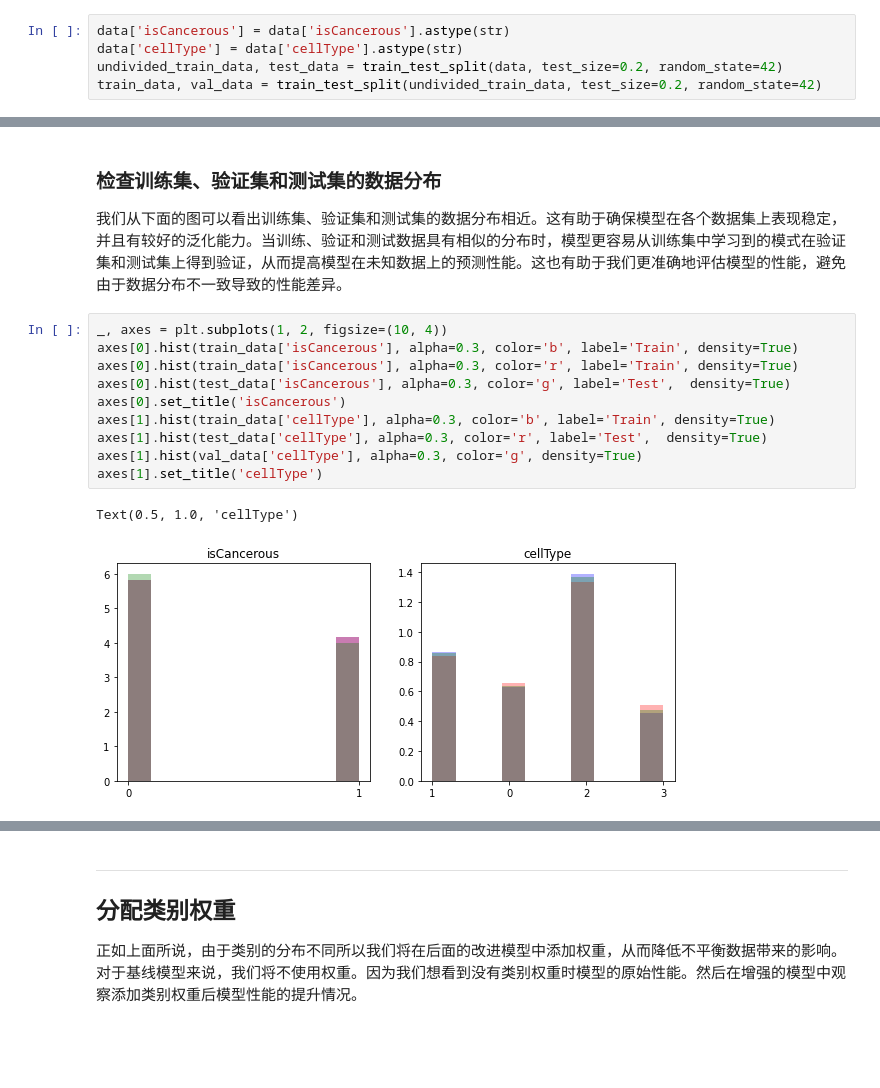
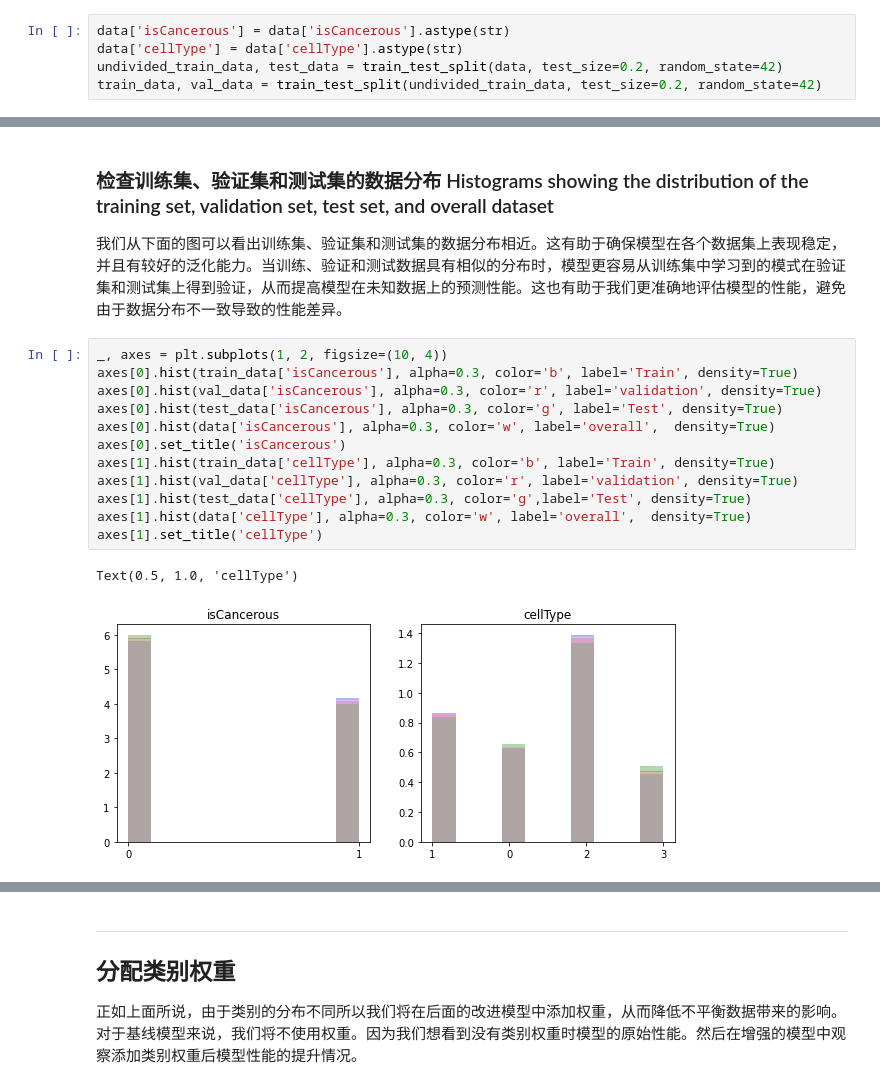
Before and after one commit to SHVleV9CYWkK/CRCHistoPhenotypes-Image-Classification, a Jupyter notebook: main.ipynb, the cells around one changed output, grey strips where cells are left out. Saved outputs shown, nothing was run; the diff lists cells and outputs as text; blank space fills up the shorter version.

```diff
--- a/main.ipynb
+++ b/main.ipynb
@@ -219,16 +264,18 @@ train_data, val_data = train_test_split(undivided_train_data, test_size=0.2, ran
 # %% [markdown]
-### 检查训练集、验证集和测试集的数据分布
+### 检查训练集、验证集和测试集的数据分布 Histograms showing the distribution of the training set, validation set, test set, and overall dataset
 我们从下面的图可以看出训练集、验证集和测试集的数据分布相近。这有助于确保模型在各个数据集上表现稳定，并且有较好的泛化能力。当训练、验证和测试数据具有相似的分布时，模型更容易从训练集中学习到的模式在验证集和测试集上得到验证，从而提高模型在未知数据上的预测性能。这也有助于我们更准确地评估模型的性能，避免由于数据分布不一致导致的性能差异。
 # %%
 _, axes = plt.subplots(1, 2, figsize=(10, 4))
 axes[0].hist(train_data['isCancerous'], alpha=0.3, color='b', label='Train', density=True)
-axes[0].hist(train_data['isCancerous'], alpha=0.3, color='r', label='Train', density=True)
-axes[0].hist(test_data['isCancerous'], alpha=0.3, color='g', label='Test',  density=True)
+axes[0].hist(val_data['isCancerous'], alpha=0.3, color='r', label='validation', density=True)
+axes[0].hist(test_data['isCancerous'], alpha=0.3, color='g', label='Test', density=True)
+axes[0].hist(data['isCancerous'], alpha=0.3, color='w', label='overall',  density=True)
 axes[0].set_title('isCancerous')
 axes[1].hist(train_data['cellType'], alpha=0.3, color='b', label='Train', density=True)
-axes[1].hist(test_data['cellType'], alpha=0.3, color='r', label='Test',  density=True)
-axes[1].hist(val_data['cellType'], alpha=0.3, color='g', density=True)
+axes[1].hist(val_data['cellType'], alpha=0.3, color='r', label='validation', density=True)
+axes[1].hist(test_data['cellType'], alpha=0.3, color='g',label='Test', density=True)
+axes[1].hist(data['cellType'], alpha=0.3, color='w', label='overall',  density=True)
 axes[1].set_title('cellType')
 # %% [output]
 Text(0.5, 1.0, 'cellType')
-[figure, old version]
+[figure, new version]
```
Also changed, not shown: parts of 52 cells of this notebook, 2 other files.
